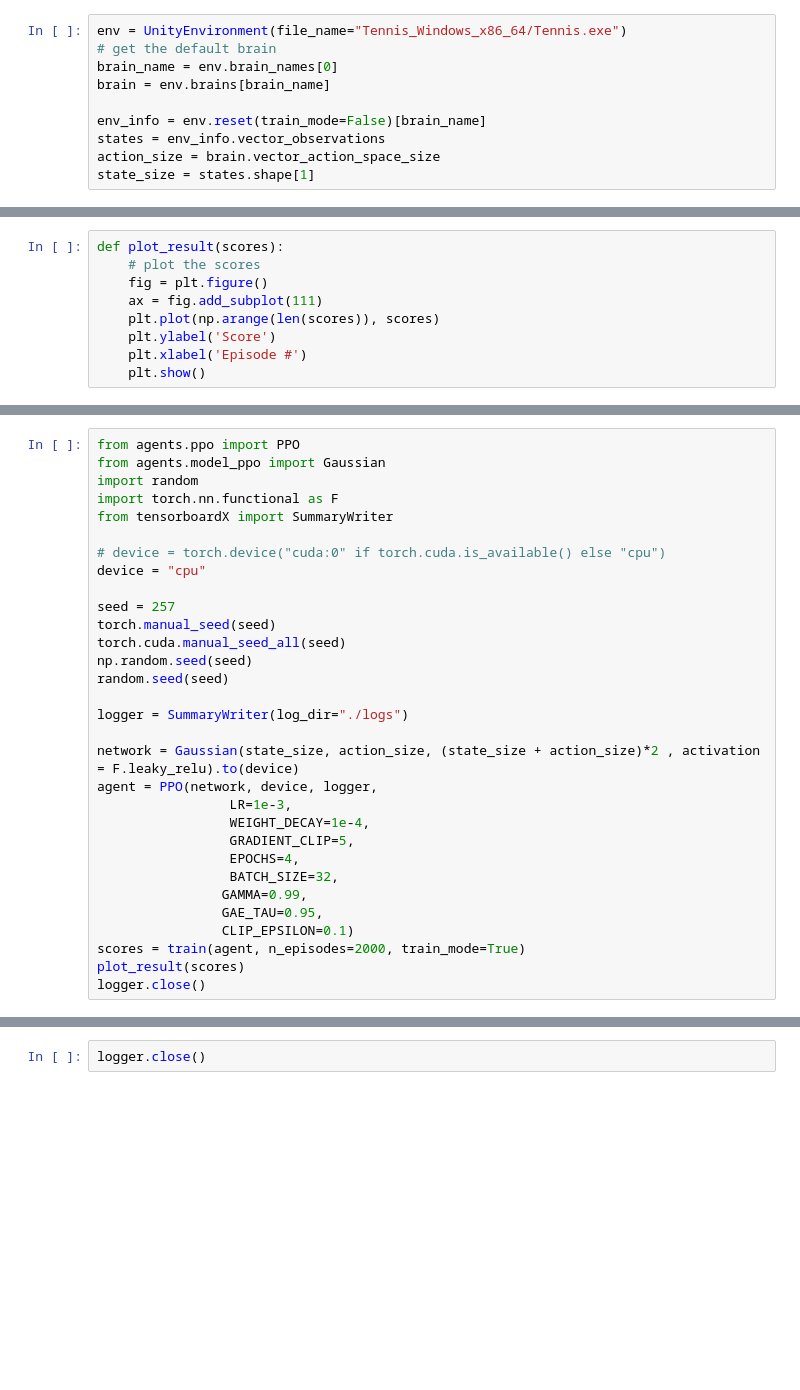
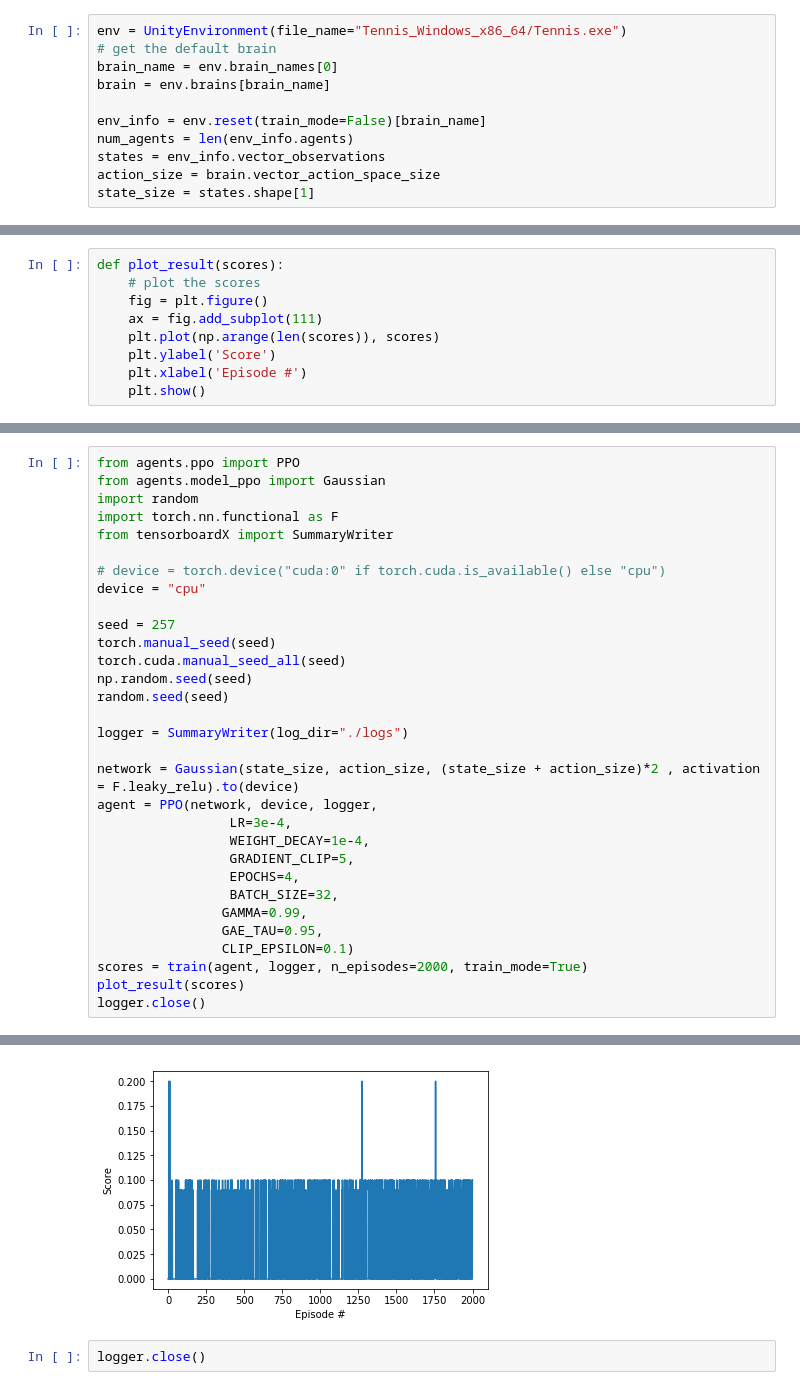
Before and after one commit to handria-ntoanina/unity-ml-tennis, a Jupyter notebook: Multi Agent Proximal Policy Optimization.ipynb, the cells around one changed output, grey strips where cells are left out. Saved outputs shown, nothing was run; the diff lists cells and outputs as text; blank space fills up the shorter version.

```diff
--- a/Multi Agent Proximal Policy Optimization.ipynb
+++ b/Multi Agent Proximal Policy Optimization.ipynb
@@ -16,6 +16,7 @@ brain_name = env.brain_names[0]
 brain = env.brains[brain_name]
 
 env_info = env.reset(train_mode=False)[brain_name]
+num_agents = len(env_info.agents)
 states = env_info.vector_observations
 action_size = brain.vector_action_space_size
 state_size = states.shape[1]
@@ -211,7 +273,7 @@ logger = SummaryWriter(log_dir="./logs")
 
 network = Gaussian(state_size, action_size, (state_size + action_size)*2 , activation = F.leaky_relu).to(device)
 agent = PPO(network, device, logger,
-                 LR=1e-3,
+                 LR=3e-4,
                  WEIGHT_DECAY=1e-4,
                  GRADIENT_CLIP=5,
                  EPOCHS=4,
@@ -219,6 +281,7 @@ agent = PPO(network, device, logger,
                 GAMMA=0.99,
                 GAE_TAU=0.95,
                 CLIP_EPSILON=0.1)
-scores = train(agent, n_episodes=2000, train_mode=True)
+scores = train(agent, logger, n_episodes=2000, train_mode=True)
 plot_result(scores)
 logger.close()
+# %% [output]
@@ -225,3 +305,4 @@ logger.close()
+[figure, added]
 # %%
 logger.close()
 # %%
```
Also changed, not shown: parts of 5 cells of this notebook, 3 other files.
